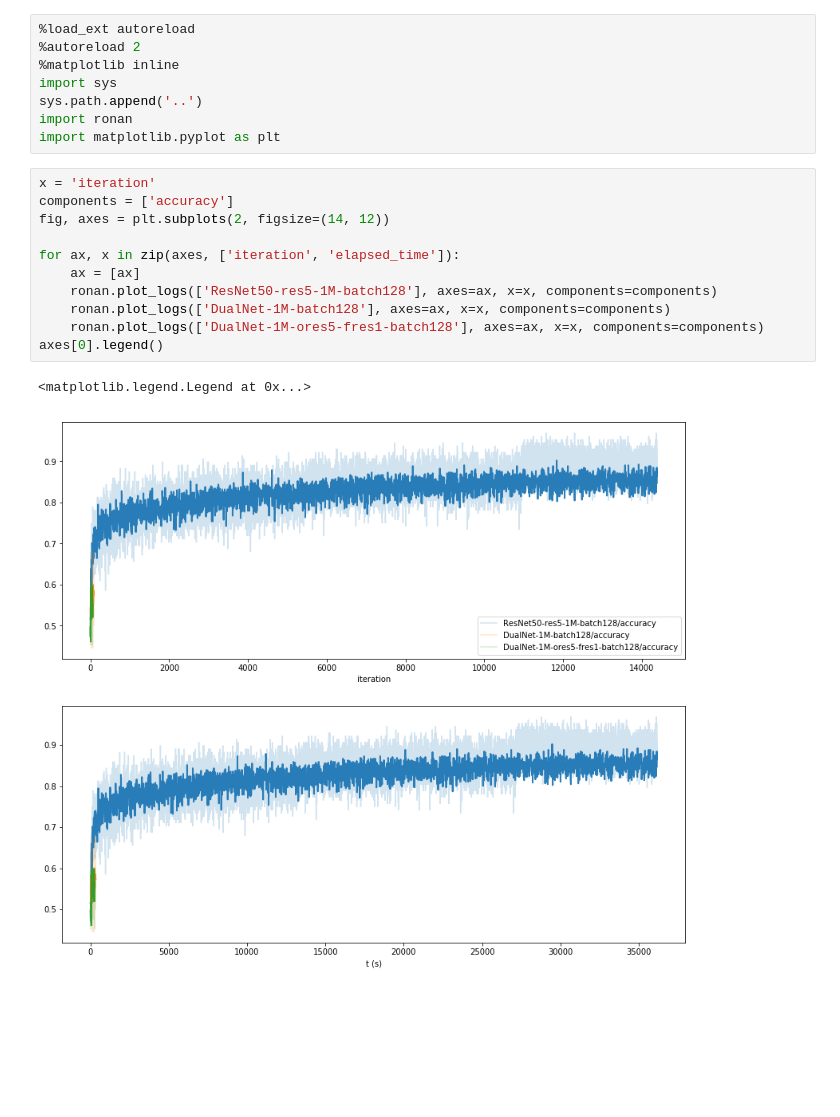
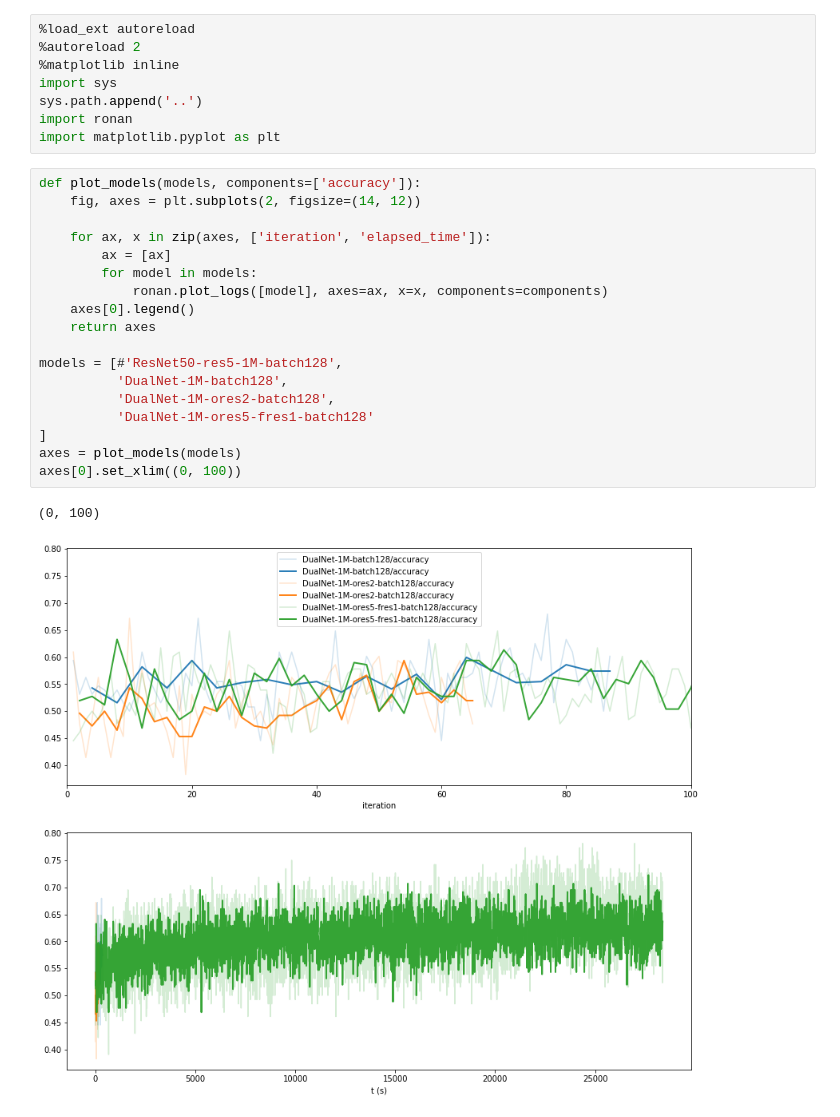
Before and after one commit to lehy/courses, a Jupyter notebook: deeplearning1/nbs/painter-by-numbers/plot-dual.ipynb, the cells around one changed output. Saved outputs shown, nothing was run; the diff lists cells and outputs as text; blank space fills up the shorter version.

```diff
--- a/deeplearning1/nbs/painter-by-numbers/plot-dual.ipynb
+++ b/deeplearning1/nbs/painter-by-numbers/plot-dual.ipynb
@@ -7,16 +7,23 @@ sys.path.append('..')
 import ronan
 import matplotlib.pyplot as plt
 # %%
-x = 'iteration'
-components = ['accuracy']
-fig, axes = plt.subplots(2, figsize=(14, 12))
+def plot_models(models, components=['accuracy']):
+    fig, axes = plt.subplots(2, figsize=(14, 12))
 
-for ax, x in zip(axes, ['iteration', 'elapsed_time']):
-    ax = [ax]
-    ronan.plot_logs(['ResNet50-res5-1M-batch128'], axes=ax, x=x, components=components)
-    ronan.plot_logs(['DualNet-1M-batch128'], axes=ax, x=x, components=components)
-    ronan.plot_logs(['DualNet-1M-ores5-fres1-batch128'], axes=ax, x=x, components=components)
-axes[0].legend()
+    for ax, x in zip(axes, ['iteration', 'elapsed_time']):
+        ax = [ax]
+        for model in models:
+            ronan.plot_logs([model], axes=ax, x=x, components=components)
+    axes[0].legend()
+    return axes
+
+models = [#'ResNet50-res5-1M-batch128',
+          'DualNet-1M-batch128',
+          'DualNet-1M-ores2-batch128',
+          'DualNet-1M-ores5-fres1-batch128'
+]
+axes = plot_models(models)
+axes[0].set_xlim((0, 100))
 # %% [output]
-<matplotlib.legend.Legend at 0x...>
+(0, 100)
-[figure, old version]
+[figure, new version]
```
Also changed, not shown: parts of 1 cell of this notebook, 2 other files.
